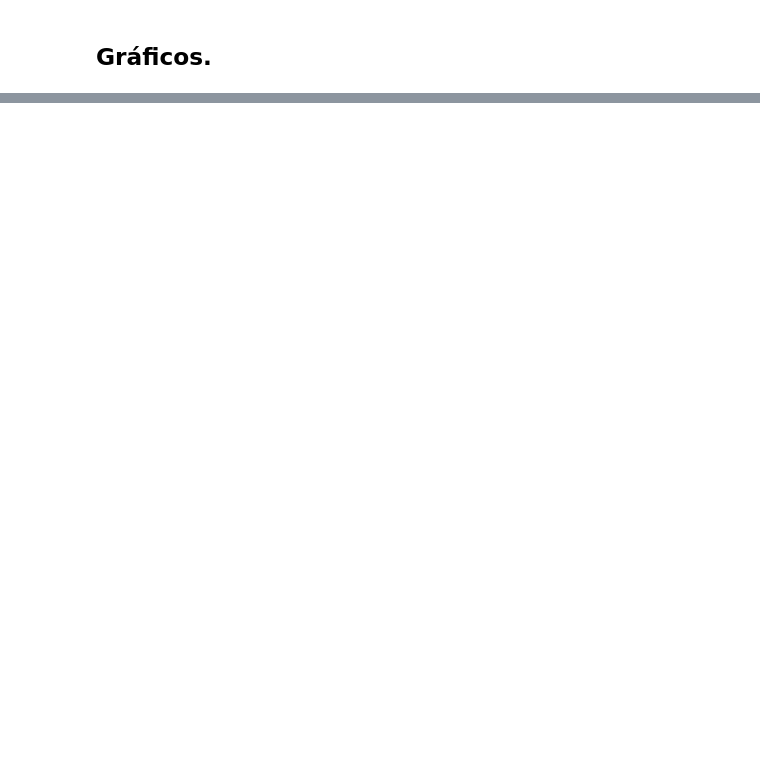
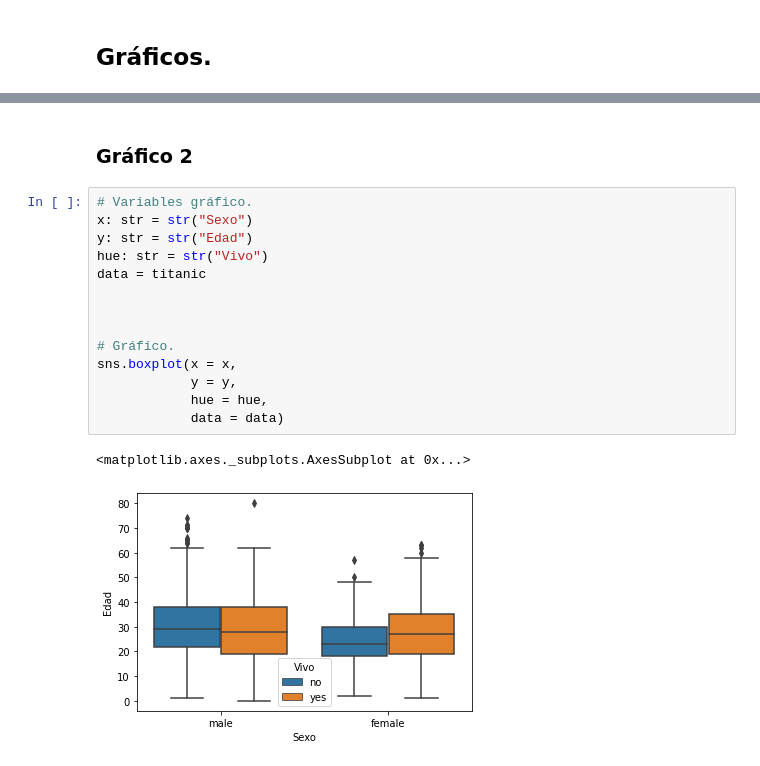
Before and after one commit to Andres10121997/Titanic, a Jupyter notebook: Titanic.ipynb, the cells around one changed output, grey strips where cells are left out. Cells and saved outputs as stored; diff of their text form; blank space fills up the shorter version.

```diff
--- a/Titanic.ipynb
+++ b/Titanic.ipynb
@@ -203,0 +287,19 @@ show()
+# %% [markdown]
+### Gráfico 2
+# %%
+# Variables gráfico.
+x: str = str("Sexo")
+y: str = str("Edad")
+hue: str = str("Vivo")
+data = titanic
+
+
+
+# Gráfico.
+sns.boxplot(x = x,
+            y = y,
+            hue = hue,
+            data = data)
+# %% [output]
+<matplotlib.axes._subplots.AxesSubplot at 0x...>
+[figure, added]
```
Also changed, not shown: parts of 85 cells of this notebook.
